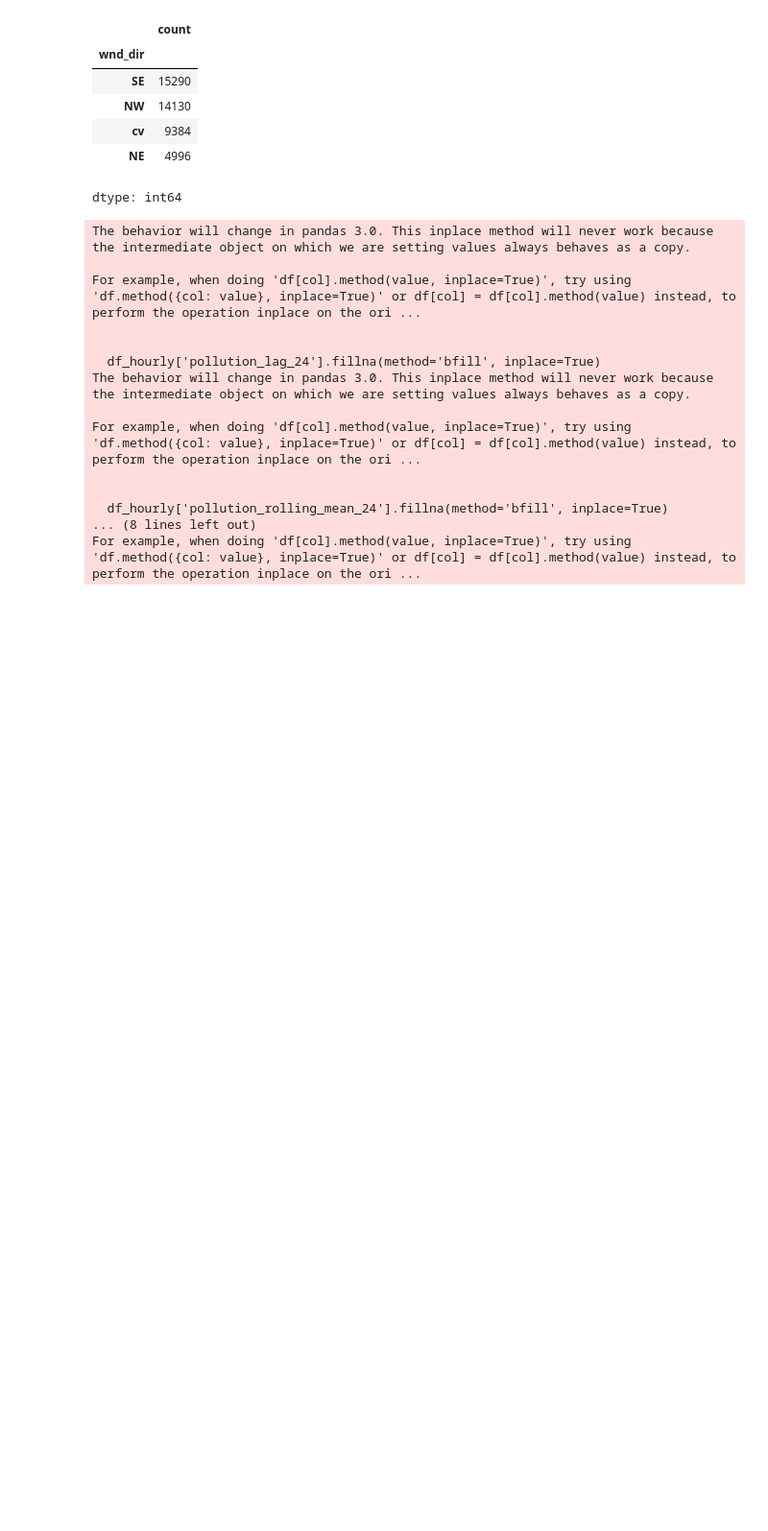
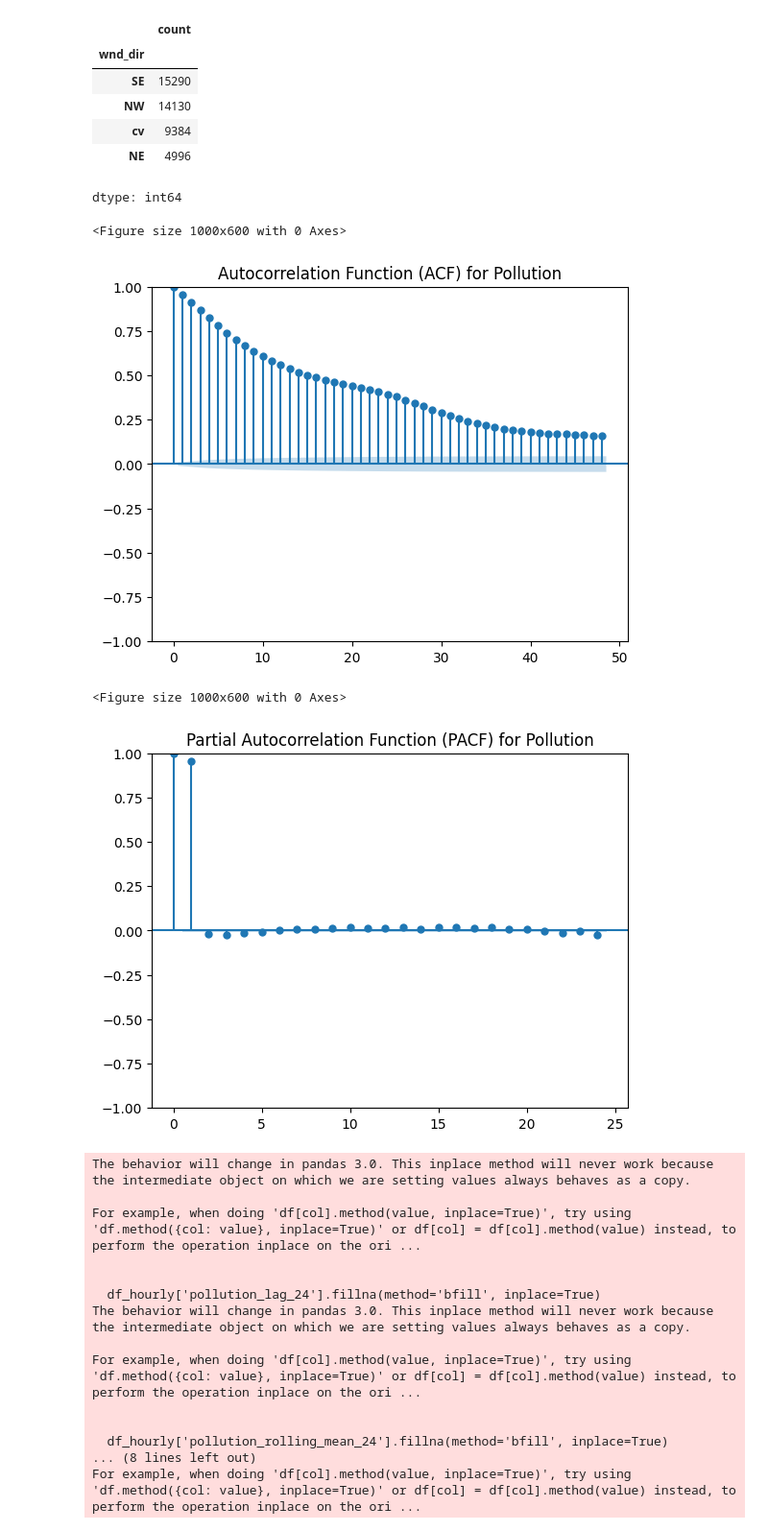
Before and after one commit to davidedalce/Air-Quality-Forecast, a Jupyter notebook: notebooks/EDA.ipynb, the cells around one changed output. Shown at 96% size. Drawn from its saved outputs; the diff is of its cells as text; code cells hidden in the pictures; blank space fills up the shorter version.

```diff
--- a/notebooks/EDA.ipynb
+++ b/notebooks/EDA.ipynb
@@ -1168,6 +1180,24 @@ df_hourly['wnd_dir'].value_counts()
 | cv | 9384 |
 | NE | 4996 |
 dtype: int64
+# %%
+from statsmodels.graphics.tsaplots import plot_acf, plot_pacf
+
+# Assuming 'df_hourly' is the dataframe and 'pollution' is the column of interest
+plt.figure(figsize=(10, 6))
+plot_acf(df_hourly["pollution"], lags=48)  # Adjust lags to 48 hours (or another appropriate value)
+plt.title('Autocorrelation Function (ACF) for Pollution')
+plt.show()
+
+plt.figure(figsize=(10, 6))
+plot_pacf(df_hourly["pollution"], lags=24)  # Same for PACF
+plt.title('Partial Autocorrelation Function (PACF) for Pollution')
+plt.show()
+# %% [output]
+<Figure size 1000x600 with 0 Axes>
+[figure, added]
+<Figure size 1000x600 with 0 Axes>
+[figure, added]
 # %%
 df_hourly['date'] = pd.to_datetime(df_hourly['date'])
 df_hourly['DOW'] = df_hourly['date'].dt.weekday
```
Also changed, not shown: parts of 4 cells of this notebook.
